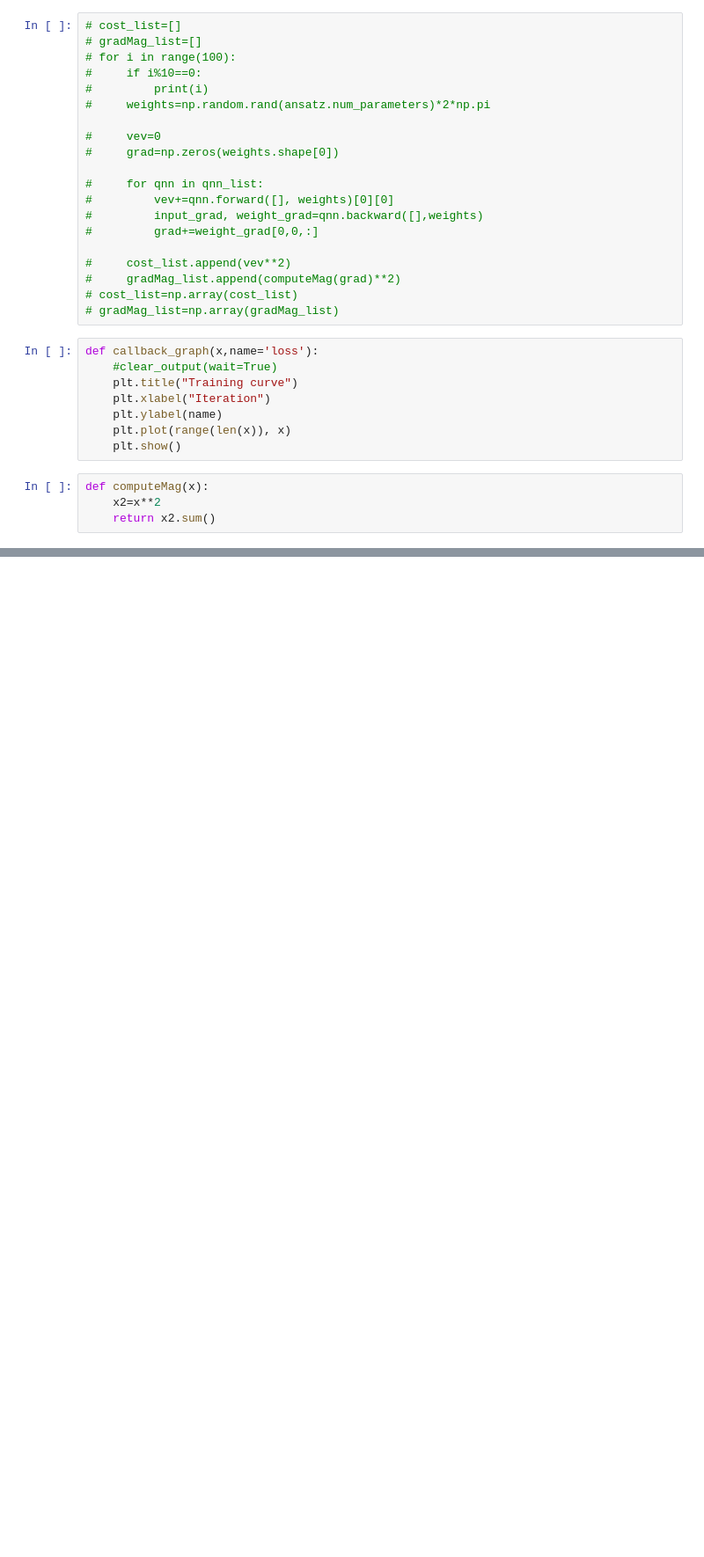
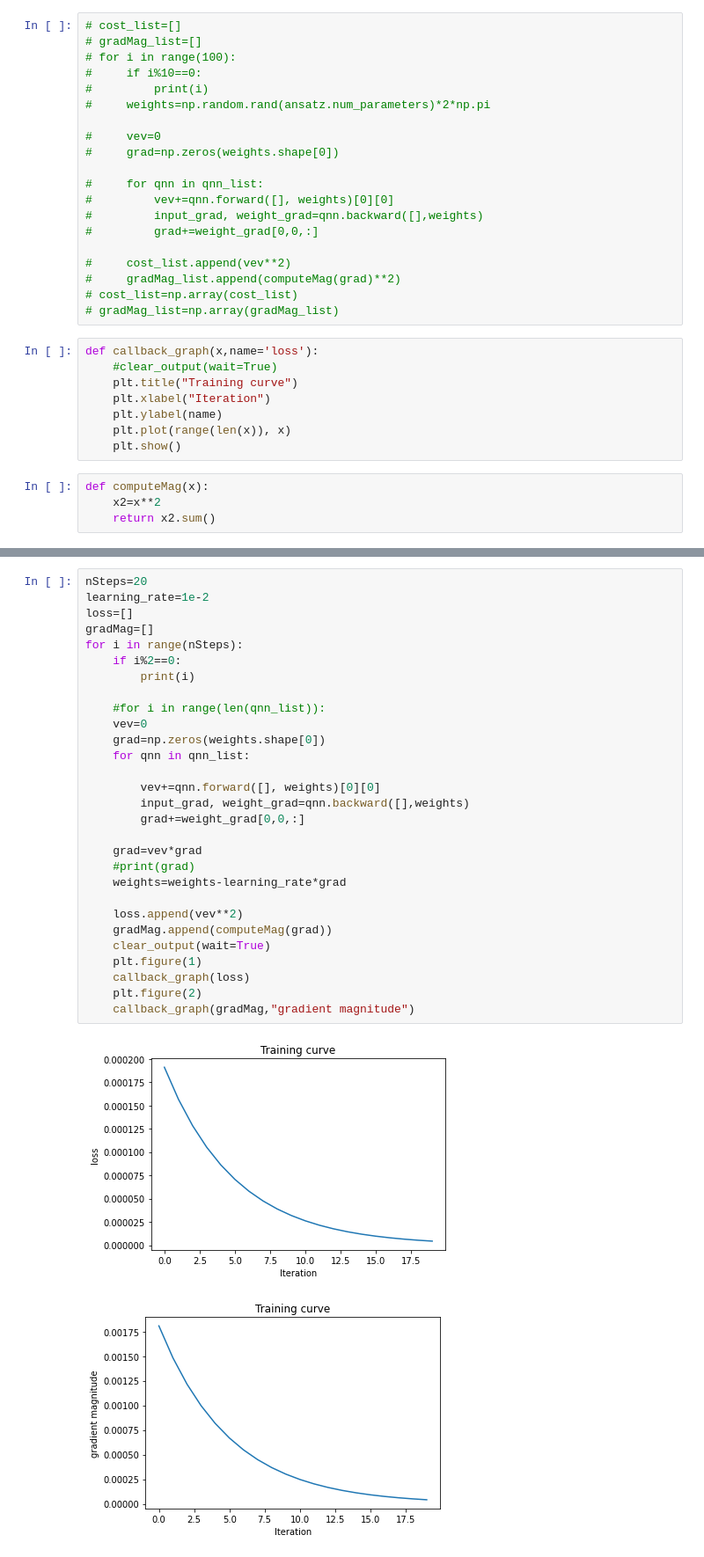
Before and after one commit to Zhelun-Li/GradientStudies, a Jupyter notebook: gradients_VQE.ipynb, the cells around one changed output, grey strips where cells are left out. Shown at 88% size. Cells and saved outputs as stored; diff of their text form; blank space fills up the shorter version.

```diff
--- a/gradients_VQE.ipynb
+++ b/gradients_VQE.ipynb
@@ -157,0 +152,32 @@ plt.scatter(range(nSteps),gradMag)
+# %%
+nSteps=20
+learning_rate=1e-2
+loss=[]
+gradMag=[]
+for i in range(nSteps):
+    if i%2==0:
+        print(i)
+
+    #for i in range(len(qnn_list)):
+    vev=0
+    grad=np.zeros(weights.shape[0])
+    for qnn in qnn_list:
+
+        vev+=qnn.forward([], weights)[0][0]
+        input_grad, weight_grad=qnn.backward([],weights)
+        grad+=weight_grad[0,0,:]
+
+    grad=vev*grad
+    #print(grad)
+    weights=weights-learning_rate*grad
+
+    loss.append(vev**2)
+    gradMag.append(computeMag(grad))
+    clear_output(wait=True)
+    plt.figure(1)
+    callback_graph(loss)
+    plt.figure(2)
+    callback_graph(gradMag,"gradient magnitude")
+# %% [output]
+[figure, added]
+[figure, added]
```
Also changed, not shown: parts of 11 cells of this notebook.
